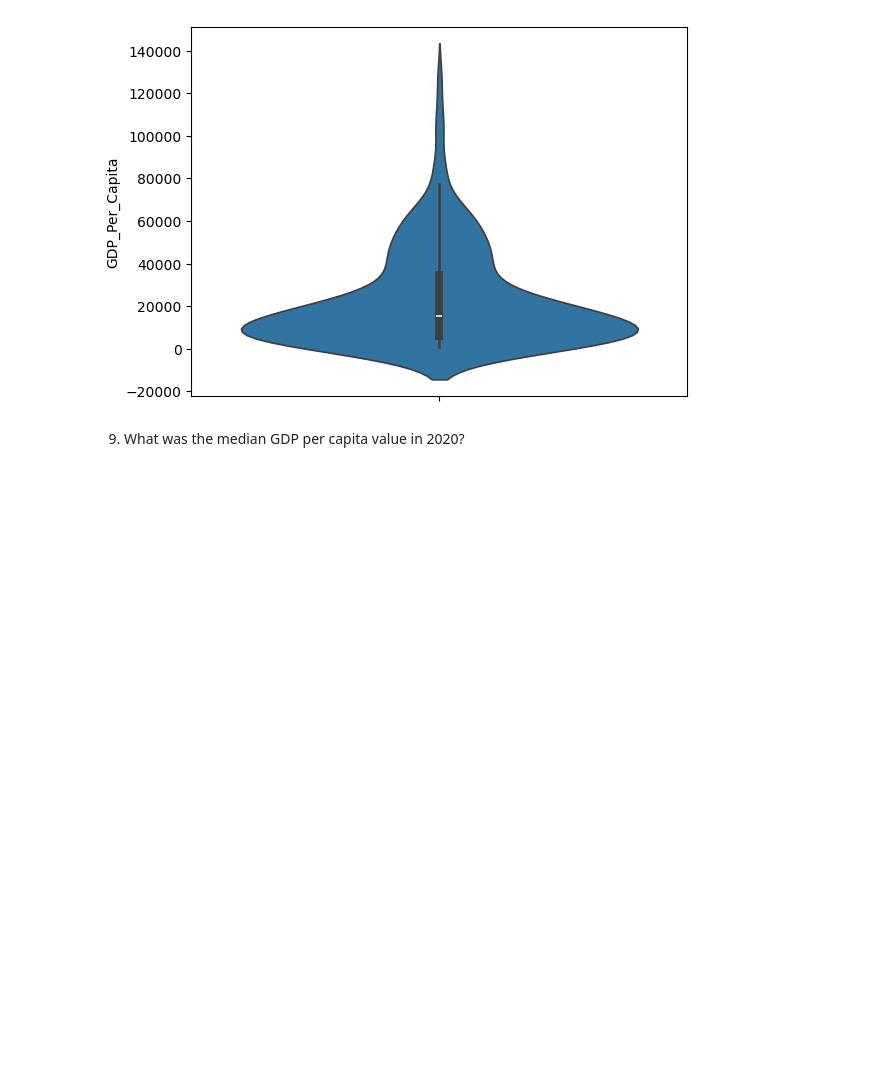
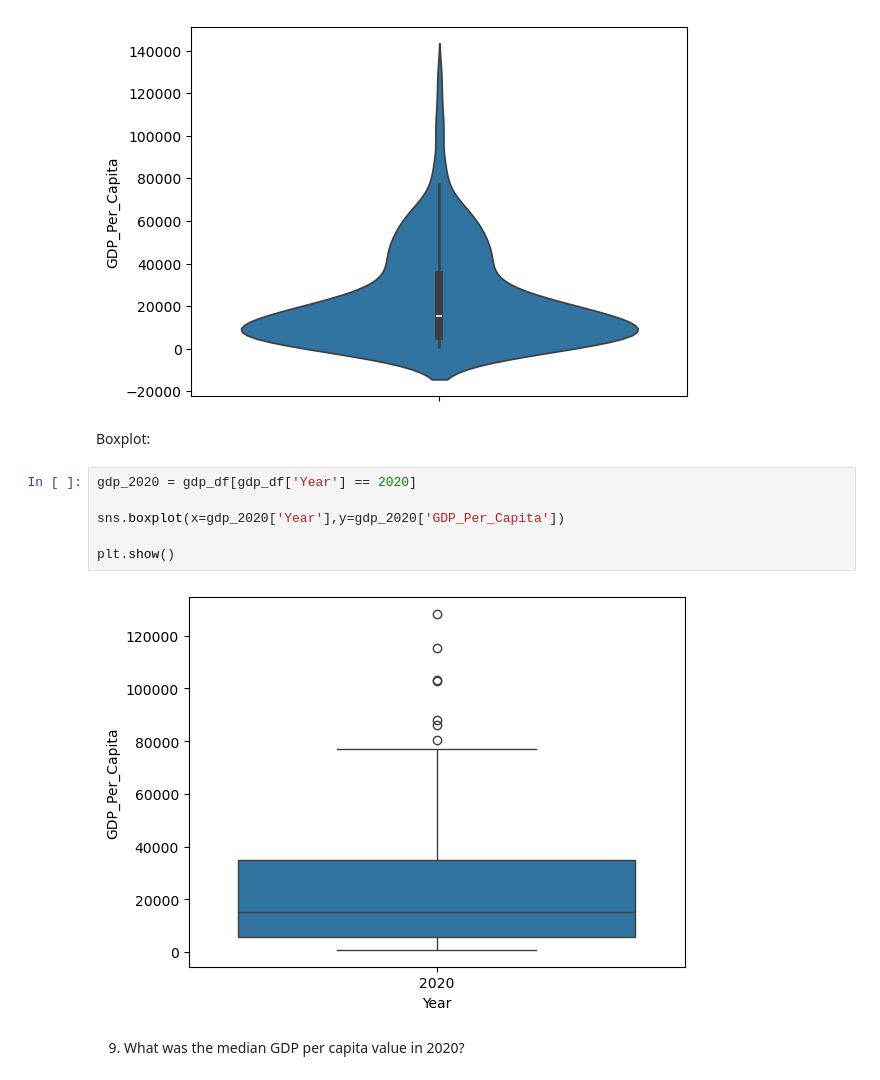
Before and after one commit to NSS-Data-Analytics-Cohort-14/gdp-and-internet-usage-Hannah00Donnelly, a Jupyter notebook: notebooks/gdp_internet_hdonnelly.ipynb, the cells around one changed output. Drawn from its saved outputs; the diff is of its cells as text; blank space fills up the shorter version.

```diff
--- a/notebooks/gdp_internet_hdonnelly.ipynb
+++ b/notebooks/gdp_internet_hdonnelly.ipynb
@@ -257,6 +257,16 @@ sns.violinplot(y="GDP_Per_Capita", data=gdp_2020)
 plt.show()
 # %% [output]
 [figure]
+# %% [markdown]
+Boxplot:
+# %%
+gdp_2020 = gdp_df[gdp_df['Year'] == 2020]
+
+sns.boxplot(x=gdp_2020['Year'],y=gdp_2020['GDP_Per_Capita'])
+
+plt.show()
+# %% [output]
+[figure, added]
 # %% [markdown]
 9. What was the median GDP per capita value in 2020?
 # %%
```
Also changed, not shown: parts of 5 cells of this notebook.
